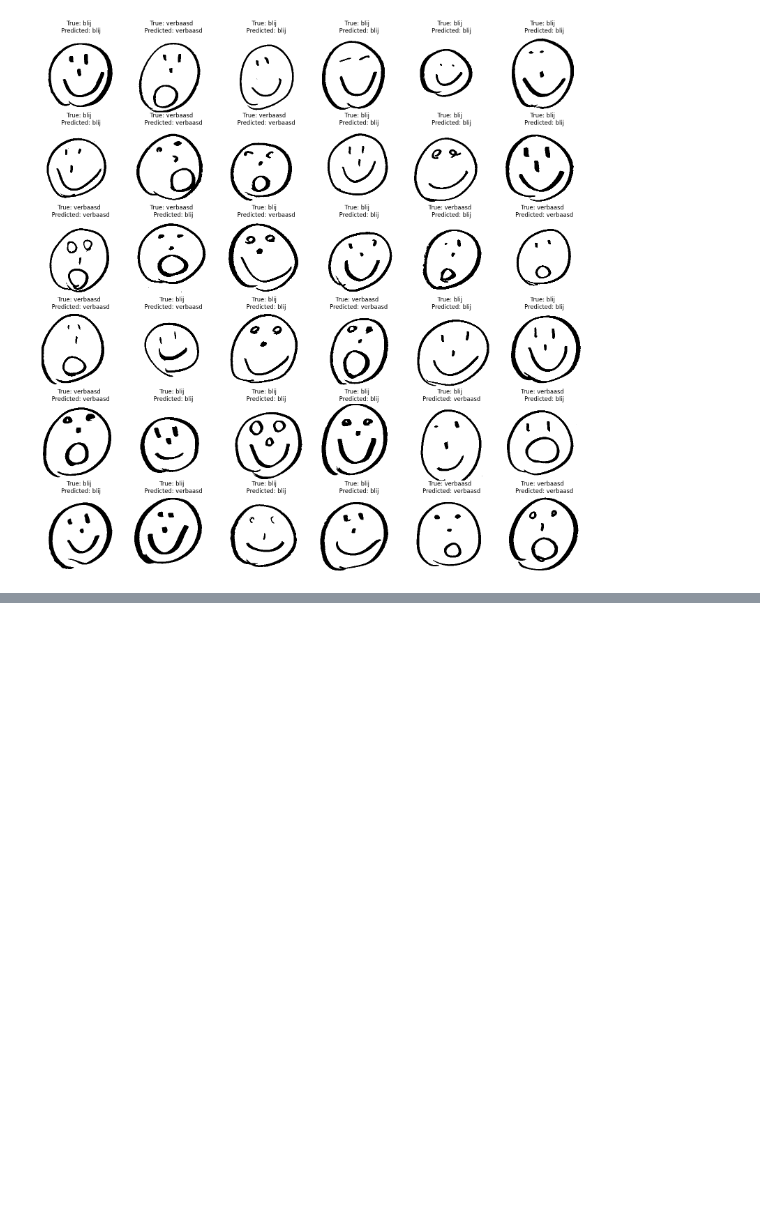
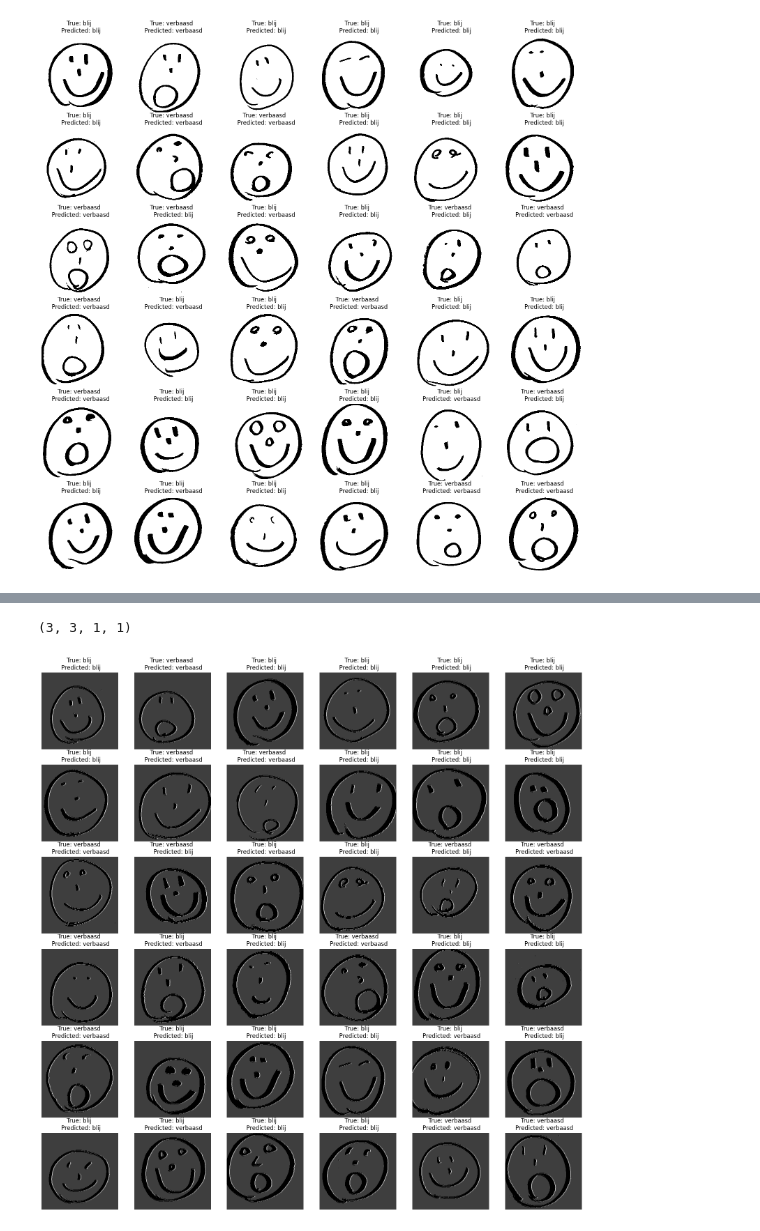
Before and after one commit to tomneutens/vlaio_stem, a Jupyter notebook: beelden/emoties_herkennen/developent_np.ipynb, the cells around one changed output, grey strips where cells are left out. Cells and saved outputs as stored; diff of their text form; code cells hidden in the pictures; blank space fills up the shorter version.

```diff
--- a/beelden/emoties_herkennen/developent_np.ipynb
+++ b/beelden/emoties_herkennen/developent_np.ipynb
@@ -360,6 +360,14 @@ from sklearn.model_selection import train_test_split
 
 afbeeldingen_train, afbeeldingen_test, labels_train, labels_test = train_test_split(afbeeldingen_3d, labels_numeric, test_size=0.2)
 
+# Augment training data with small random rotations and translations
+from tensorflow.keras.preprocessing.image import ImageDataGenerator
+
+datagenerator = ImageDataGenerator(rotation_range=10, width_shift_range=0.1, height_shift_range=0.1, zoom_range=0.1)
+datagenerator.fit(afbeeldingen_train)
+
+
+
 print(labels_train)
 print(labels_test)
 
@@ -458,0 +464,23 @@ toon_afbeeldingen(afbeeldingen_test, mapped_labels_combined)
+# %%
+# Apply the filter from the first layer to the test images
+def apply_filter(model, images, layer=0, filter=0):
+    # Get the weights of the first layer
+    weights = model.layers[layer].get_weights()[0]
+    print(weights.shape)
+
+    # Apply the filter to the images
+    filtered_images = []
+    for image in images:
+        filtered_image = cv2.filter2D(image, -1, weights[:, :, 0, filter])
+        filtered_images.append(filtered_image)
+
+    return np.array(filtered_images)
+
+# Apply the filter to the test images
+filtered_images = apply_filter(model, afbeeldingen_test)
+
+# Display the filtered images
+toon_afbeeldingen(filtered_images, mapped_labels_combined)
+# %% [output]
+(3, 3, 1, 1)
+[figure, added]
```
Also changed, not shown: parts of 4 cells of this notebook, 20 other files.
